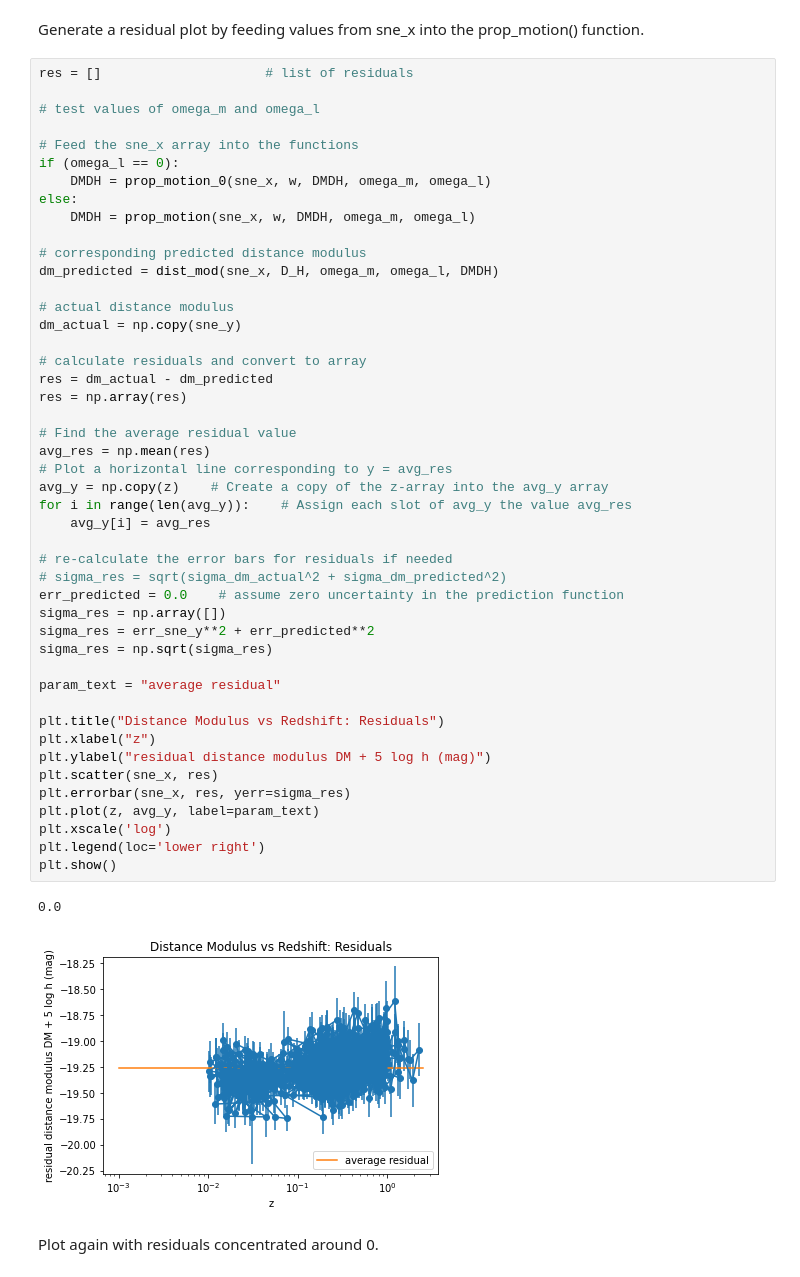
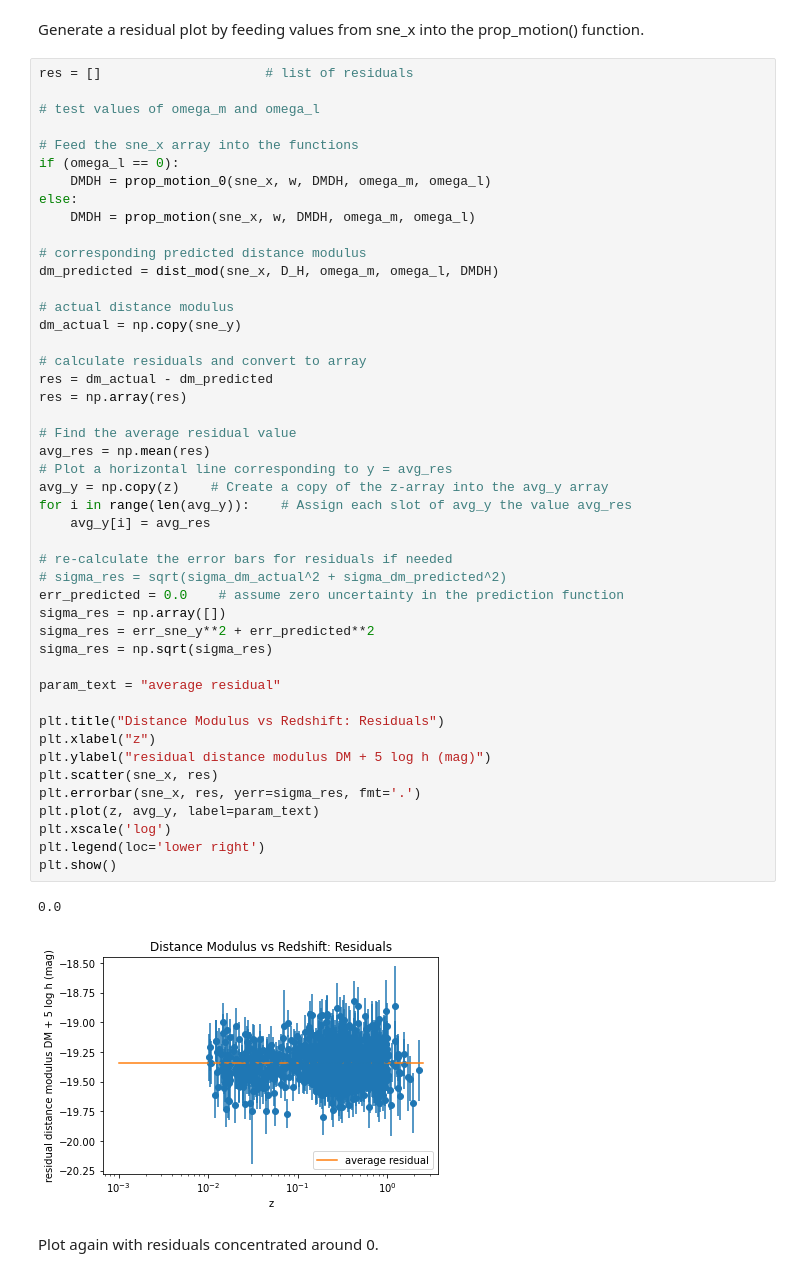
Before and after one commit to henryshi1/cosmology, a Jupyter notebook: URECA_2020/Figure_11-v07-bins.ipynb, the cells around one changed output. Saved outputs shown, nothing was run; the diff lists cells and outputs as text.

```diff
--- a/URECA_2020/Figure_11-v07-bins.ipynb
+++ b/URECA_2020/Figure_11-v07-bins.ipynb
@@ -244,35 +244,35 @@ dm_actual = np.copy(sne_y)
 # calculate residuals and convert to array
 res = dm_actual - dm_predicted
 res = np.array(res)
 
 # Find the average residual value
 avg_res = np.mean(res)
 # Plot a horizontal line corresponding to y = avg_res
 avg_y = np.copy(z)    # Create a copy of the z-array into the avg_y array
 for i in range(len(avg_y)):    # Assign each slot of avg_y the value avg_res
     avg_y[i] = avg_res
 
 # re-calculate the error bars for residuals if needed
 # sigma_res = sqrt(sigma_dm_actual^2 + sigma_dm_predicted^2)
 err_predicted = 0.0    # assume zero uncertainty in the prediction function
 sigma_res = np.array([])
 sigma_res = err_sne_y**2 + err_predicted**2
 sigma_res = np.sqrt(sigma_res)
 
 param_text = "average residual"
 
 plt.title("Distance Modulus vs Redshift: Residuals")
 plt.xlabel("z")
 plt.ylabel("residual distance modulus DM + 5 log h (mag)")
 plt.scatter(sne_x, res)
-plt.errorbar(sne_x, res, yerr=sigma_res)
+plt.errorbar(sne_x, res, yerr=sigma_res, fmt='.')
 plt.plot(z, avg_y, label=param_text)
 plt.xscale('log')
 plt.legend(loc='lower right')
 plt.show()
 # %% [output]
 0.0
-[figure, old version]
+[figure, new version]
 # %% [markdown]
 Plot again with residuals concentrated around 0.
 # %%
```
Also changed, not shown: parts of 4 cells of this notebook.
